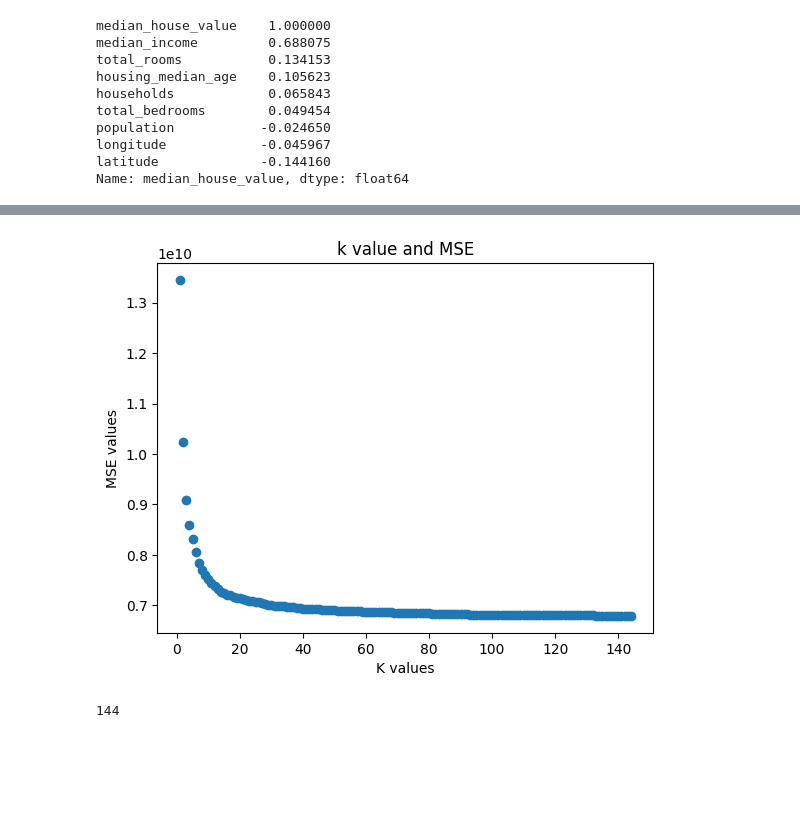
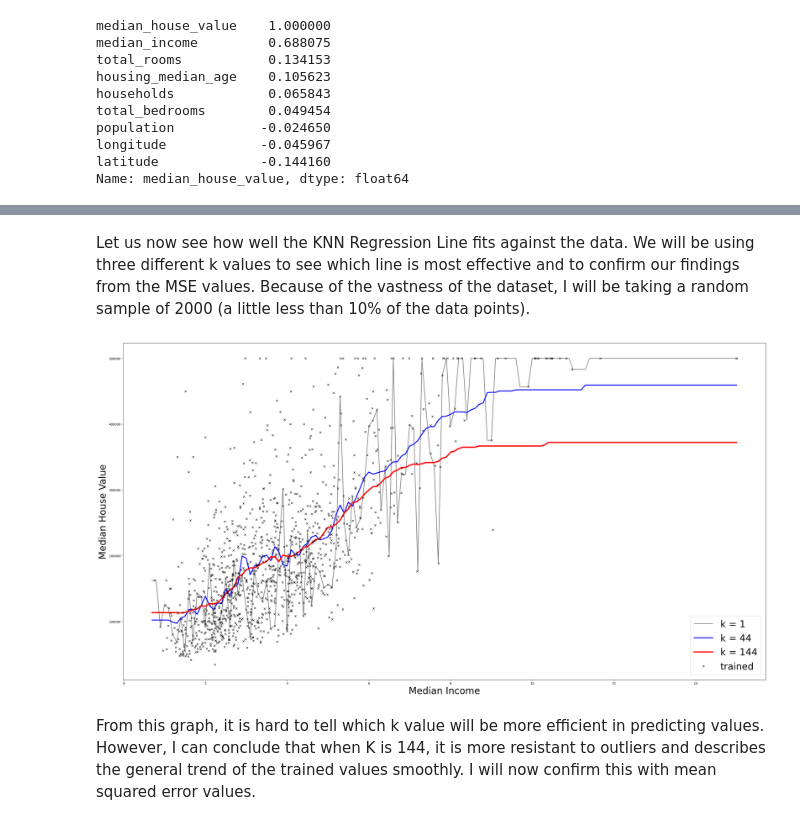
Before and after one commit to MattC04/KNN-modeling-on-CA-Housing, a Jupyter notebook: CaliforniaHousingPrice.ipynb, the cells around one changed output, grey strips where cells are left out. Drawn from its saved outputs; the diff is of its cells as text; code cells hidden in the pictures; blank space fills up the shorter version.

```diff
--- a/CaliforniaHousingPrice.ipynb
+++ b/CaliforniaHousingPrice.ipynb
@@ -184,34 +213,40 @@ I will be performing KNN Regression. The first step is to choose a good value fo
-# %%
-#testing a range of k values
-k_min = 1
-k_max = 144 #used square root of the total dataset count
-k_list = np.linspace(k_min, k_max, num = 144, dtype = int)
-
-k_dict = {}
-#loop through k values
-for k_value in k_list:
-    model = KNeighborsRegressor(n_neighbors=int(k_value))
-    #train model for k value:
-    model.fit(x_train, y_train)
-    y_predicted = model.predict(x_test)
-
-    #find each MSE value and store it into a dictionary
-    MSE = mean_squared_error(y_test, y_predicted)
-    k_dict[k_value] = MSE
-
-#Making sure there is a relationship between our K-values and MSE that corresponds to it
-plt.scatter(list(k_dict.keys()),list(k_dict.values()))
-plt.xlabel('K values')
-plt.ylabel('MSE values')
-plt.title('k value and MSE')
-plt.show()
-
-#The lower the MSE value, the better the k value in this case.
-#Given MSE's formula that incorporates the difference between the true and predicted value for the observation,
-#a lower MSE means that the predictions are closer to the actual values.
-top_k_value = min(k_dict, key=k_dict.get)
-#each value in the k_dict corresponds to a given MSE value (Kind of like hashtables in c++)
-print(top_k_value)
-# %% [output]
-[figure, removed]
-144
+# %% [markdown]
+
+Let us now see how well the KNN Regression Line fits against the data. We will be using three different k values to see which line is most effective and to confirm our findings from the MSE values. Because of the vastness of the dataset, I will be taking a random sample of 2000 (a little less than 10% of the data points).
+# %%
+
+x_train, x_test, y_train, y_test = train_test_split(x_randomed, y_randomed, test_size = 0.4, random_state = 21)
+#I chose a K-value of 144 as the max because it is the square root of the total population
+k_list = np.linspace(1, 144, 144)
+
+fig, ax = plt.subplots(figsize=(30,16))
+k_dict = {}
+i = 0
+#loop through out k list
+for k in k_list:
+    model=KNeighborsRegressor(n_neighbors=int(k))
+    #train our model
+    model.fit(x_train, y_train)
+
+    #fit model with test data
+    y_pred = model.predict(x_test)
+    color = ['gray', 'blue', 'red']
+    if k in [1, 44, 144]:
+        xnew = np.linspace(x_randomed.min(), x_randomed.max(), 144)
+        ynew = model.predict(xnew)
+        ax.plot(xnew, ynew, '-', label = f'k = {int(k)}', linewidth = i+2, color = color[i])
+        i+=1
+    #storing MSE values
+    MSE = mean_squared_error(y_test, y_pred)
+    k_dict[k] = MSE
+
+ax.plot(x_train, y_train, 'x', label ='trained', color='k')
+ax.set_xlabel('Median Income', fontsize = 30)
+ax.set_ylabel('Median House Value', fontsize = 30)
+plt.tight_layout()
+ax.legend (loc = 'lower right', fontsize = 30)
+plt.show()
+# %% [output]
+[figure, added]
+# %% [markdown]
+From this graph, it is hard to tell which k value will be more efficient in predicting values. However, I can conclude that when K is 144, it is more resistant to outliers and describes the general trend of the trained values smoothly. I will now confirm this with mean squared error values.
```
Also changed, not shown: parts of 28 cells of this notebook.
